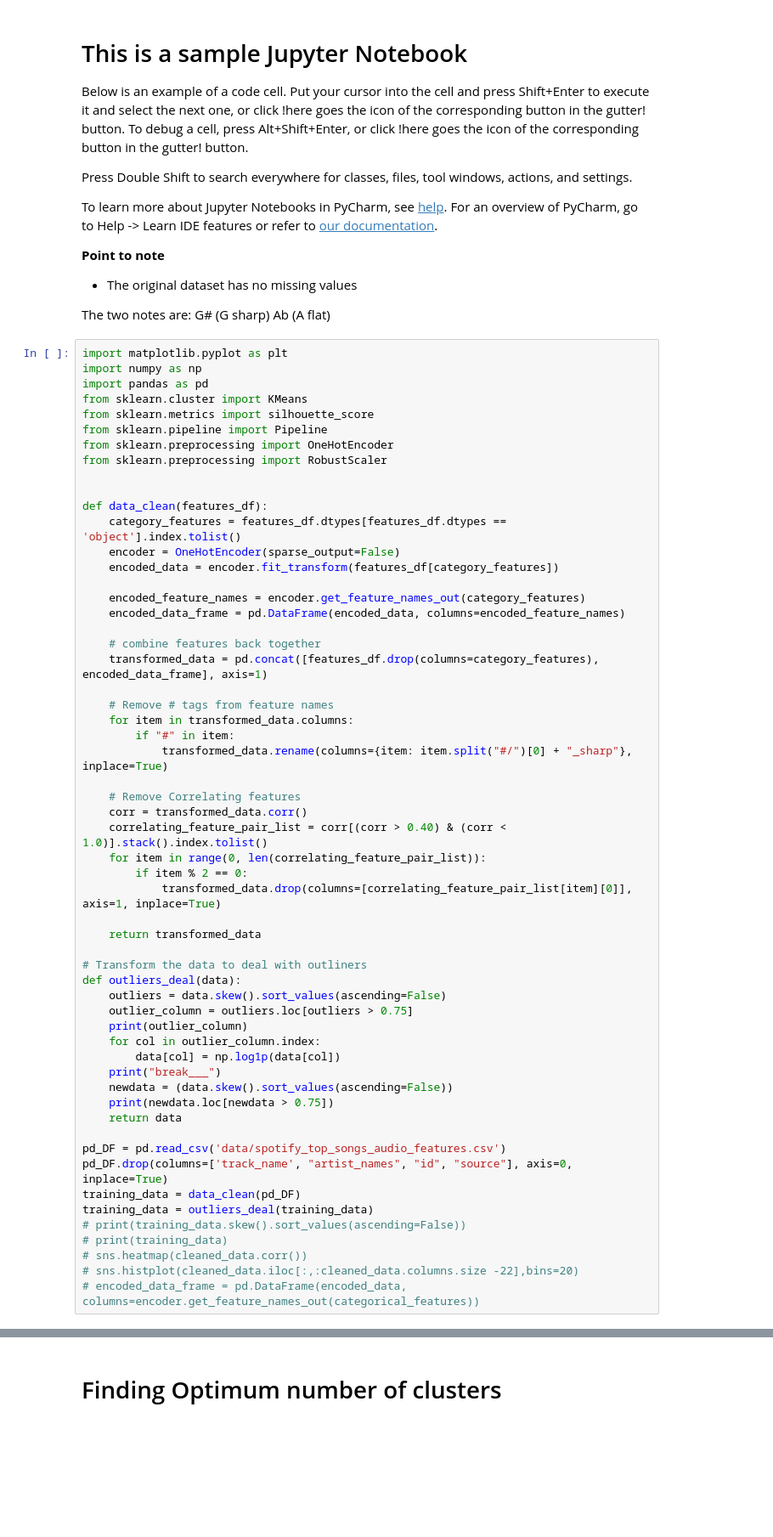
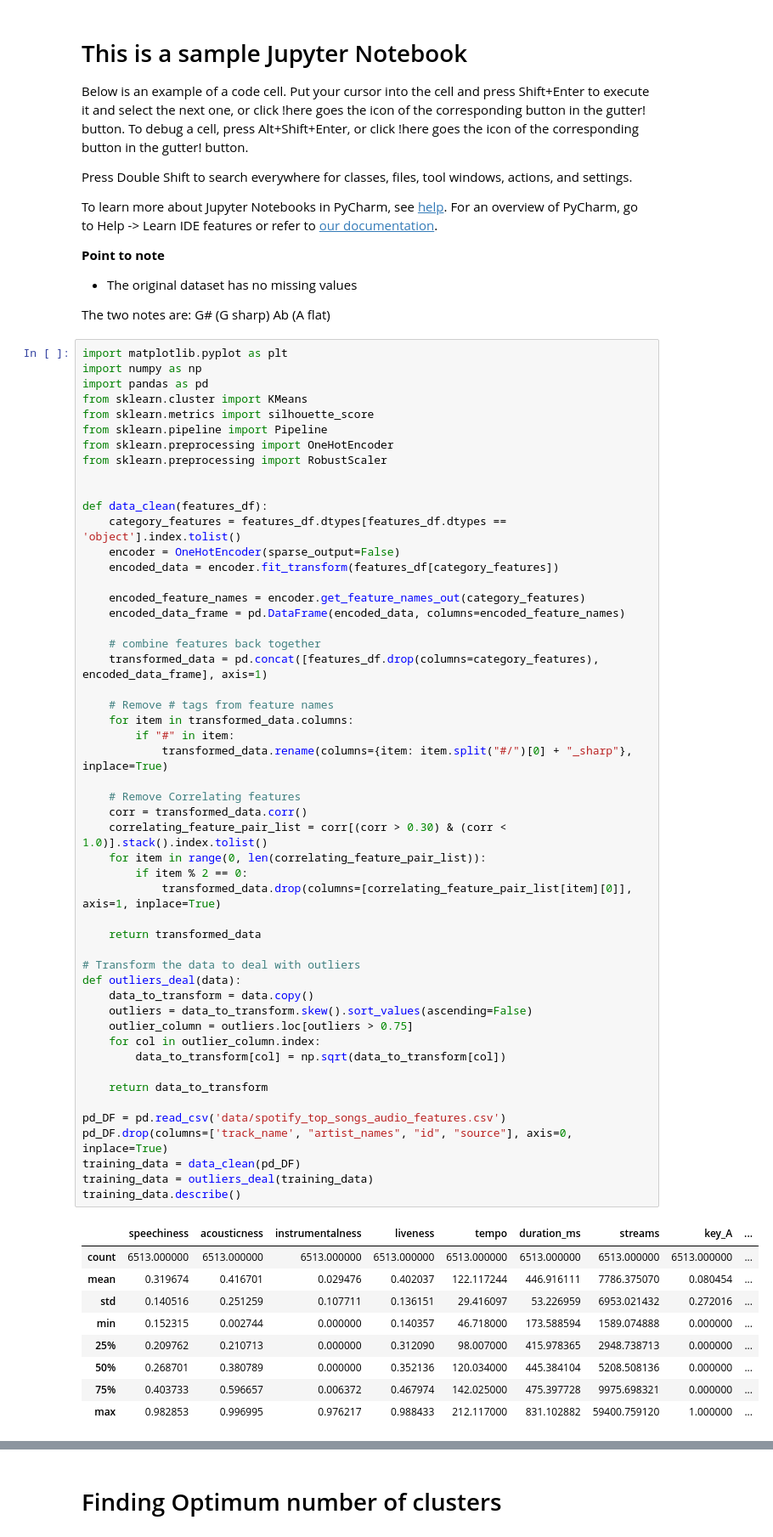
Before and after one commit to samuel23taku/ML-Spotify-Songs-Clustering, a Jupyter notebook: sample.ipynb, the cells around one changed output, grey strips where cells are left out. Shown: that part at 85% size. Drawn from its saved outputs; the diff is of its cells as text; blank space fills up the shorter version.

```diff
--- a/sample.ipynb
+++ b/sample.ipynb
@@ -33,44 +33,47 @@ def data_clean(features_df):
     encoded_data = encoder.fit_transform(features_df[category_features])
 
     encoded_feature_names = encoder.get_feature_names_out(category_features)
     encoded_data_frame = pd.DataFrame(encoded_data, columns=encoded_feature_names)
 
     # combine features back together
     transformed_data = pd.concat([features_df.drop(columns=category_features), encoded_data_frame], axis=1)
 
     # Remove # tags from feature names
     for item in transformed_data.columns:
         if "#" in item:
             transformed_data.rename(columns={item: item.split("#/")[0] + "_sharp"}, inplace=True)
 
     # Remove Correlating features
     corr = transformed_data.corr()
-    correlating_feature_pair_list = corr[(corr > 0.40) & (corr < 1.0)].stack().index.tolist()
+    correlating_feature_pair_list = corr[(corr > 0.30) & (corr < 1.0)].stack().index.tolist()
     for item in range(0, len(correlating_feature_pair_list)):
         if item % 2 == 0:
             transformed_data.drop(columns=[correlating_feature_pair_list[item][0]], axis=1, inplace=True)
 
     return transformed_data
 
-# Transform the data to deal with outliners
+# Transform the data to deal with outliers
 def outliers_deal(data):
-    outliers = data.skew().sort_values(ascending=False)
+    data_to_transform = data.copy()
+    outliers = data_to_transform.skew().sort_values(ascending=False)
     outlier_column = outliers.loc[outliers > 0.75]
-    print(outlier_column)
     for col in outlier_column.index:
-        data[col] = np.log1p(data[col])
-    print("break___")
-    newdata = (data.skew().sort_values(ascending=False))
-    print(newdata.loc[newdata > 0.75])
-    return data
+        data_to_transform[col] = np.sqrt(data_to_transform[col])
+
+    return data_to_transform
 
 pd_DF = pd.read_csv('data/spotify_top_songs_audio_features.csv')
 pd_DF.drop(columns=['track_name', "artist_names", "id", "source"], axis=0, inplace=True)
 training_data = data_clean(pd_DF)
 training_data = outliers_deal(training_data)
-# print(training_data.skew().sort_values(ascending=False))
-# print(training_data)
-# sns.heatmap(cleaned_data.corr())
-# sns.histplot(cleaned_data.iloc[:,:cleaned_data.columns.size -22],bins=20)
-# encoded_data_frame = pd.DataFrame(encoded_data, columns=encoder.get_feature_names_out(categorical_features))
+training_data.describe()
 # %% [output]
+|  | speechiness | acousticness | instrumentalness | liveness | tempo | duration_ms | streams | key_A | ... |
+| count | 6513.000000 | 6513.000000 | 6513.000000 | 6513.000000 | 6513.000000 | 6513.000000 | 6513.000000 | 6513.000000 | ... |
+| mean | 0.319674 | 0.416701 | 0.029476 | 0.402037 | 122.117244 | 446.916111 | 7786.375070 | 0.080454 | ... |
+| std | 0.140516 | 0.251259 | 0.107711 | 0.136151 | 29.416097 | 53.226959 | 6953.021432 | 0.272016 | ... |
+| min | 0.152315 | 0.002744 | 0.000000 | 0.140357 | 46.718000 | 173.588594 | 1589.074888 | 0.000000 | ... |
+| 25% | 0.209762 | 0.210713 | 0.000000 | 0.312090 | 98.007000 | 415.978365 | 2948.738713 | 0.000000 | ... |
+| 50% | 0.268701 | 0.380789 | 0.000000 | 0.352136 | 120.034000 | 445.384104 | 5208.508136 | 0.000000 | ... |
+| 75% | 0.403733 | 0.596657 | 0.006372 | 0.467974 | 142.025000 | 475.397728 | 9975.698321 | 0.000000 | ... |
+| max | 0.982853 | 0.996995 | 0.976217 | 0.988433 | 212.117000 | 831.102882 | 59400.759120 | 1.000000 | ... |
```
Also changed, not shown: parts of 4 cells of this notebook.
